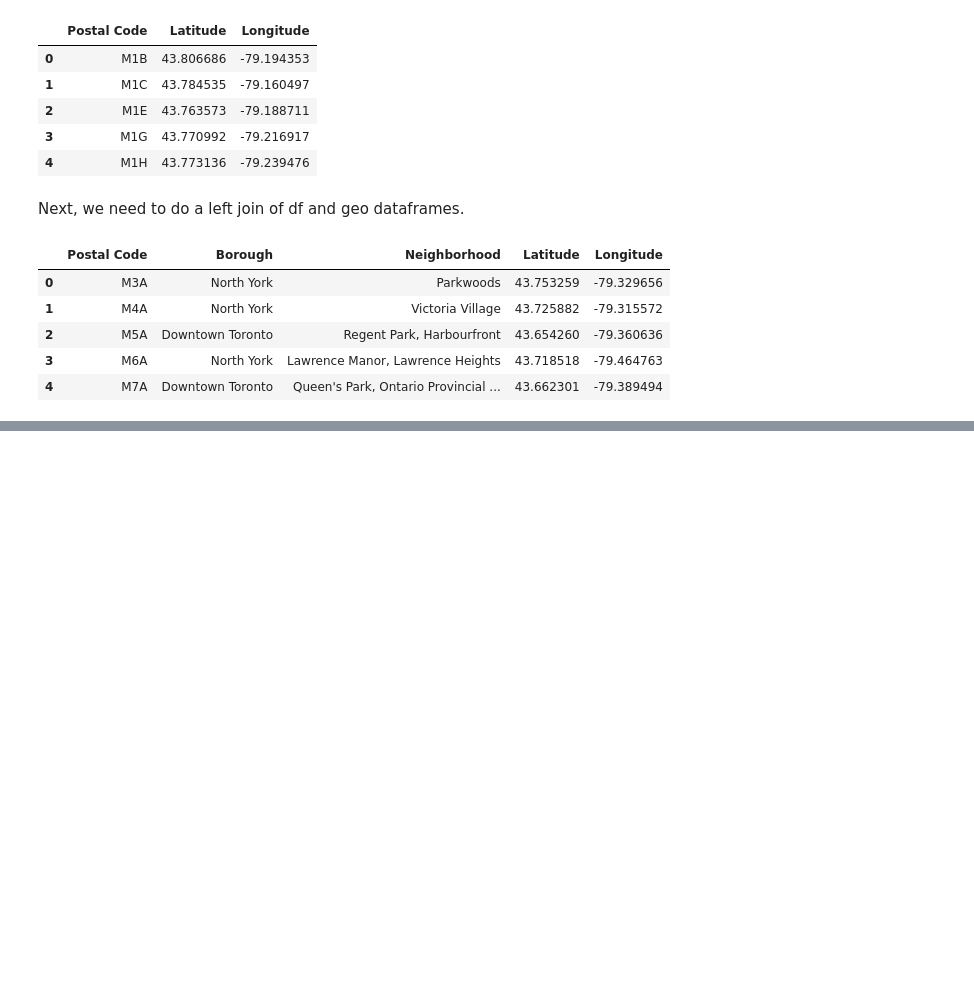
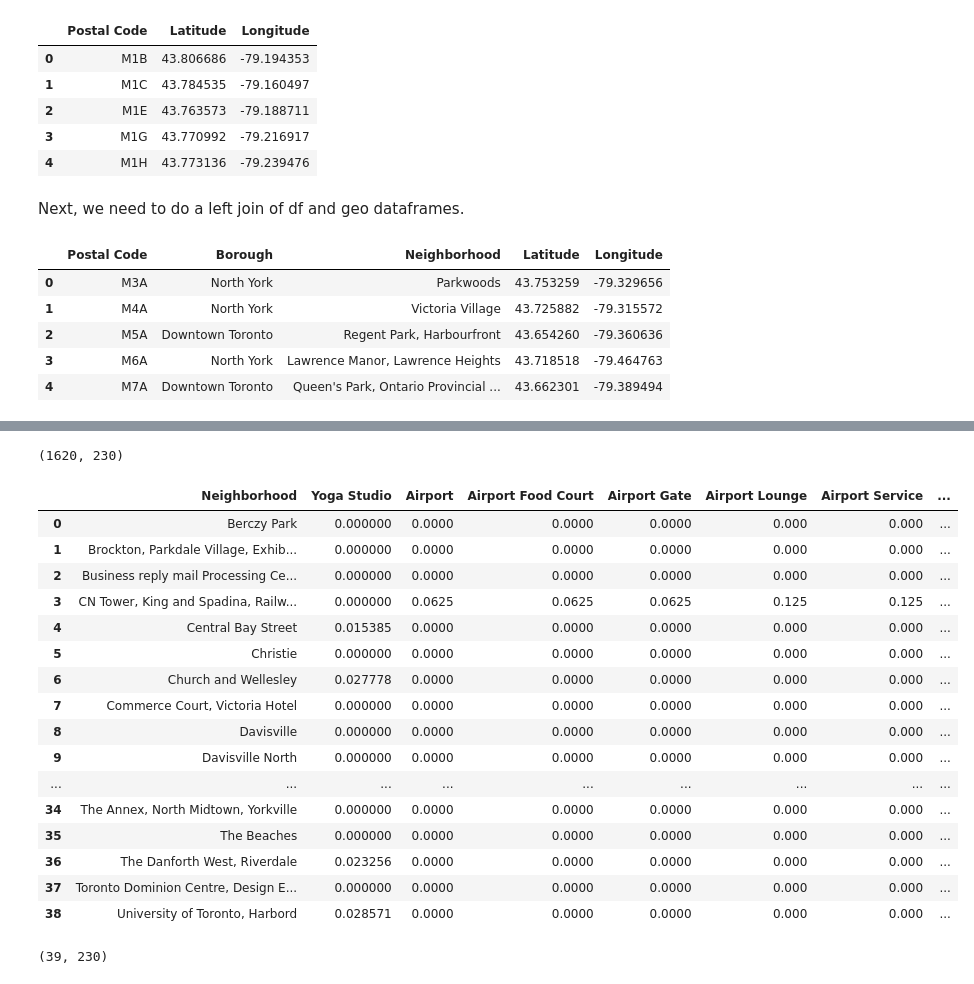
Before and after one commit to IshmaelRoslan/Coursera_Capstone, a Jupyter notebook: Segmenting and Clustering Neighborhoods with Geo Data imported.ipynb, the cells around one changed output, grey strips where cells are left out. Drawn from its saved outputs; the diff is of its cells as text; code cells hidden in the pictures; blank space fills up the shorter version.

Commit message:
Published from Watson Studio.

```diff
--- a/Segmenting and Clustering Neighborhoods with Geo Data imported.ipynb
+++ b/Segmenting and Clustering Neighborhoods with Geo Data imported.ipynb
@@ -137,0 +181,6 @@ df.head()
+# %%
+df_dt = df[df['Borough'] =="Downtown Toronto"]
+df_ct = df[df['Borough'] =="Central Toronto"]
+df_wt = df[df['Borough'] =="West Toronto"]
+df_et = df[df['Borough'] =="East Toronto"]
+tor = df_dt.append([df_ct,df_wt,df_et]).reset_index(drop=True)
@@ -137,0 +212,5 @@ df.head()
+# %%
+CLIENT_ID = 'OPOXNJ1GA2OYUZA4A0TIPOAERJ1JTOFBGWZBLLMGGPJNRE2Z' # your Foursquare ID
+CLIENT_SECRET = 'LDKUFVIPUA1VZ5BAIDHPP5BF3GSIDE0GFPRIJJNNYCA3MU0T' # your Foursquare Secret
+VERSION = '20180605' # Foursquare API version
+LIMIT = 100
@@ -137,0 +257,5 @@ df.head()
+# %%
+tor_venues = getNearbyVenues(names=tor['Neighborhood'],
+                                   latitudes=tor['Latitude'],
+                                   longitudes=tor['Longitude']
+                                  )
@@ -137,0 +316,12 @@ df.head()
+# %%
+# one hot encoding
+tor_onehot = pd.get_dummies(tor_venues[['Venue Category']], prefix="", prefix_sep="")
+
+# add neighborhood column back to dataframe
+tor_onehot['Neighborhood'] = tor_venues['Neighborhood']
+
+# move neighborhood column to the first column
+fixed_columns = [tor_onehot.columns[-1]] + list(tor_onehot.columns[:-1])
+tor_onehot = tor_onehot[fixed_columns]
+
+tor_onehot.head()
@@ -137,0 +335,29 @@ df.head()
+# %%
+tor_onehot.shape
+# %% [output]
+(1620, 230)
+# %%
+tor_grouped = tor_onehot.groupby('Neighborhood').mean().reset_index()
+tor_grouped
+# %% [output]
+|  | Neighborhood | Yoga Studio | Airport | Airport Food Court | Airport Gate | Airport Lounge | Airport Service | ... |
+| 0 | Berczy Park | 0.000000 | 0.0000 | 0.0000 | 0.0000 | 0.000 | 0.000 | ... |
+| 1 | Brockton, Parkdale Village, Exhib... | 0.000000 | 0.0000 | 0.0000 | 0.0000 | 0.000 | 0.000 | ... |
+| 2 | Business reply mail Processing Ce... | 0.000000 | 0.0000 | 0.0000 | 0.0000 | 0.000 | 0.000 | ... |
+| 3 | CN Tower, King and Spadina, Railw... | 0.000000 | 0.0625 | 0.0625 | 0.0625 | 0.125 | 0.125 | ... |
+| 4 | Central Bay Street | 0.015385 | 0.0000 | 0.0000 | 0.0000 | 0.000 | 0.000 | ... |
+| 5 | Christie | 0.000000 | 0.0000 | 0.0000 | 0.0000 | 0.000 | 0.000 | ... |
+| 6 | Church and Wellesley | 0.027778 | 0.0000 | 0.0000 | 0.0000 | 0.000 | 0.000 | ... |
+| 7 | Commerce Court, Victoria Hotel | 0.000000 | 0.0000 | 0.0000 | 0.0000 | 0.000 | 0.000 | ... |
+| 8 | Davisville | 0.000000 | 0.0000 | 0.0000 | 0.0000 | 0.000 | 0.000 | ... |
+| 9 | Davisville North | 0.000000 | 0.0000 | 0.0000 | 0.0000 | 0.000 | 0.000 | ... |
+| ... | ... | ... | ... | ... | ... | ... | ... | ... |
+| 34 | The Annex, North Midtown, Yorkville | 0.000000 | 0.0000 | 0.0000 | 0.0000 | 0.000 | 0.000 | ... |
+| 35 | The Beaches | 0.000000 | 0.0000 | 0.0000 | 0.0000 | 0.000 | 0.000 | ... |
+| 36 | The Danforth West, Riverdale | 0.023256 | 0.0000 | 0.0000 | 0.0000 | 0.000 | 0.000 | ... |
+| 37 | Toronto Dominion Centre, Design E... | 0.000000 | 0.0000 | 0.0000 | 0.0000 | 0.000 | 0.000 | ... |
+| 38 | University of Toronto, Harbord | 0.028571 | 0.0000 | 0.0000 | 0.0000 | 0.000 | 0.000 | ... |
+# %%
+tor_grouped.shape
+# %% [output]
+(39, 230)
```
Also changed, not shown: parts of 30 cells of this notebook.
